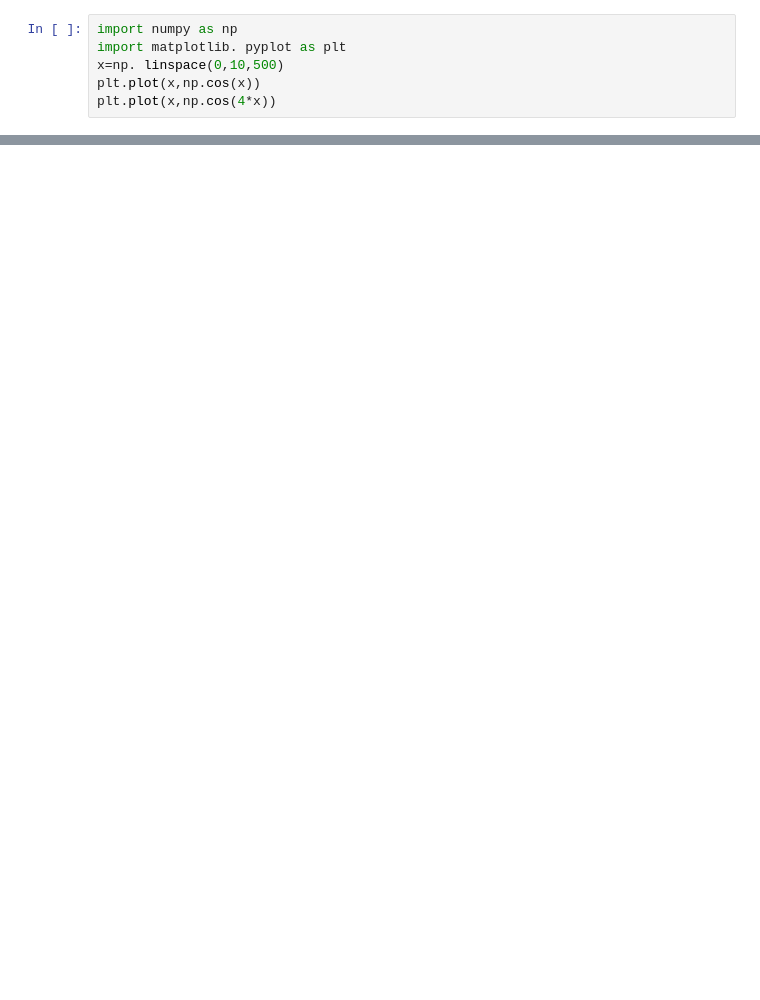
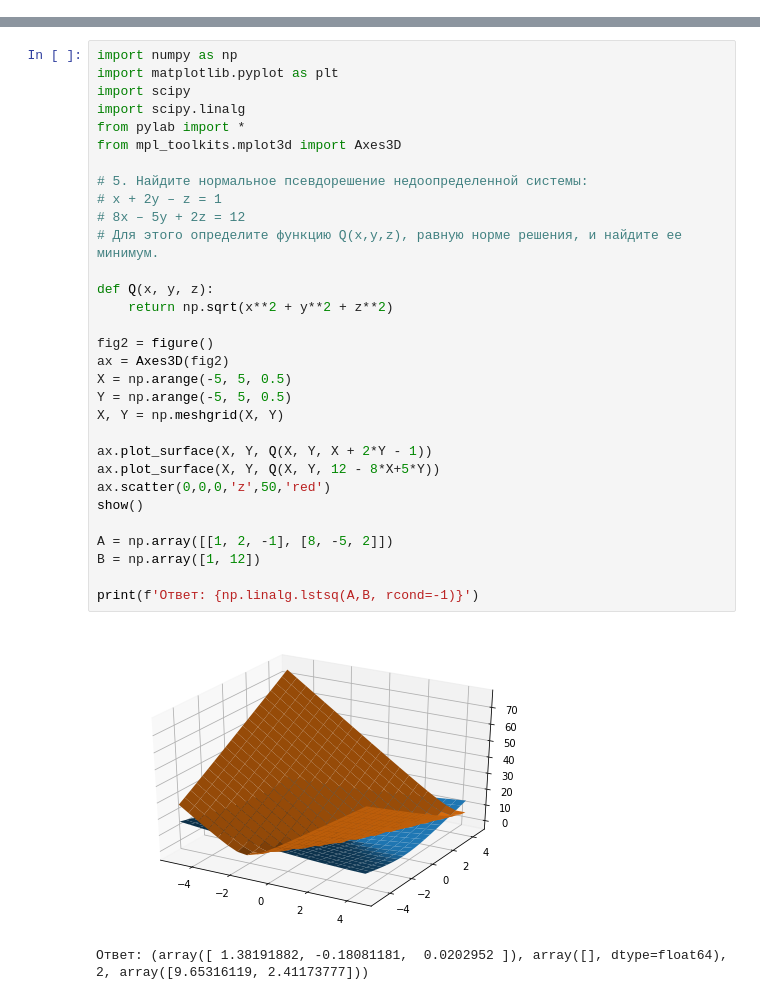
Before and after one commit to TurovaSvetlana/-, a Jupyter notebook: Untitled0.ipynb, the cells around one changed output, grey strips where cells are left out. Drawn from its saved outputs; the diff is of its cells as text; blank space fills up the shorter version.

```diff
--- a/Untitled0.ipynb
+++ b/Untitled0.ipynb
@@ -15,6 +2,0 @@ The matrix addition is:
-# %%
-import numpy as np
-import matplotlib. pyplot as plt
-x=np. linspace(0,10,500)
-plt.plot(x,np.cos(x))
-plt.plot(x,np.cos(4*x))
@@ -131,0 +81,34 @@ funct(2,0,6)
+# %%
+import numpy as np
+import matplotlib.pyplot as plt
+import scipy
+import scipy.linalg
+from pylab import *
+from mpl_toolkits.mplot3d import Axes3D
+
+# 5. Найдите нормальное псевдорешение недоопределенной системы:
+# x + 2y – z = 1
+# 8x – 5y + 2z = 12
+# Для этого определите функцию Q(x,y,z), равную норме решения, и найдите ее минимум.
+
+def Q(x, y, z):
+    return np.sqrt(x**2 + y**2 + z**2)
+
+fig2 = figure()
+ax = Axes3D(fig2)
+X = np.arange(-5, 5, 0.5)
+Y = np.arange(-5, 5, 0.5)
+X, Y = np.meshgrid(X, Y)
+
+ax.plot_surface(X, Y, Q(X, Y, X + 2*Y - 1))
+ax.plot_surface(X, Y, Q(X, Y, 12 - 8*X+5*Y))
+ax.scatter(0,0,0,'z',50,'red')
+show()
+
+A = np.array([[1, 2, -1], [8, -5, 2]])
+B = np.array([1, 12])
+
+print(f'Ответ: {np.linalg.lstsq(A,B, rcond=-1)}')
+# %% [output]
+[figure, added]
+Ответ: (array([ 1.38191882, -0.18081181,  0.0202952 ]), array([], dtype=float64), 2, array([9.65316119, 2.41173777]))
```
Also changed, not shown: parts of 15 cells of this notebook.
